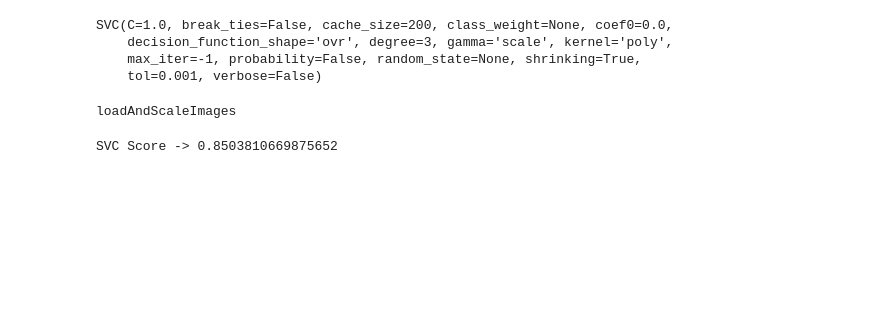
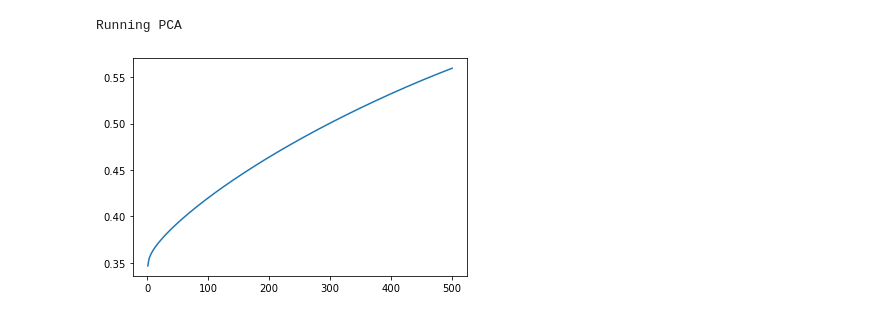
Before and after one commit to lloyda06/cmpe-255, a Jupyter notebook: concrete-project/SVM/SVM_0_1.ipynb, the cells around one changed output. Drawn from its saved outputs; the diff is of its cells as text; code cells hidden in the pictures; blank space fills up the shorter version.

Commit message:
SVM submission

```diff
--- a/concrete-project/SVM/SVM_0_1.ipynb
+++ b/concrete-project/SVM/SVM_0_1.ipynb
@@ -53,12 +35,13 @@ Streaming output truncated to the last 5000 lines.
 # %%
 ### Only run if you re-downloaded the files and need to process them into memory
+data_path = "./DATA_Maguire_20180517_ALL/SDNET2018/"
 cracked_labels = set()
 labels = []
 image_files = []
 structures = ["D", "P", "W"]
 for structure in structures:
     for label in ["U", "C"]:
-        img_folder = structure + "/" + label + structure
+        img_folder = data_path + structure + "/" + label + structure
         for filename in listdir(img_folder):
             if filename.endswith("jpg"):
                 image_file = img_folder + "/" + filename
@@ -68,21 +51,6 @@ for structure in structures:
                 print("bad name -> " + filename)
 # %%
 #Only run to update the train/test split
-X_train_files, X_test_files, y_train, y_test = train_test_split(image_files, labels, test_size=0.4)
+X_train_files, X_test_files, y_train, y_test = train_test_split(image_files, labels, test_size=0.75)
+#to get a smaller test set for submission purposes
+X_validation_files, X_test_files, y_validation_files, y_test = train_test_split(X_test_files, y_test, test_size=0.1)
-# %%
-def loadAndScaleImages(filelist, asGray=True, scaleFactor=0.4):
-  print("loadAndScaleImages")
-  imgdata = []
-  for file in filelist:
-    data = imread(file, as_gray=asGray)
-    data = rescale(data, scaleFactor)
-    imgdata.append(data.flatten())
-  return np.array(imgdata)
-
-def runPCA(X, n_c, plot=False):
-  print("Running PCA")
-  pca = PCA(n_components=n_c)
-  pca.fit(X)
-  if(plot):
-    plt.plot(range(0, len(pca.explained_variance_ratio_)), np.cumsum(pca.explained_variance_ratio_))
-  return pca
@@ -129,25 +200,5 @@ saveData(pca=pca, train=(X_train, y_train))
-# %%
-#start here if loading data and starting with SVM
-#Skip if running through everything
-(pca, X_train, y_train, X_test, y_test) = loadData()
-# %%
-X_train_pca = pca.transform(X_train)
-svc = SVC(kernel='poly')
-svc.fit(X_train_pca, y_train)
-# %% [output]
-SVC(C=1.0, break_ties=False, cache_size=200, class_weight=None, coef0=0.0,
-    decision_function_shape='ovr', degree=3, gamma='scale', kernel='poly',
-    max_iter=-1, probability=False, random_state=None, shrinking=True,
-    tol=0.001, verbose=False)
-# %%
-#Run if not loading saved data but rather loading images from files
-X_test = loadAndScaleImages(X_test_files)
-saveData(test=(X_test, y_test))
-# %% [output]
-loadAndScaleImages
-# %%
-X_test_pca = pca.transform(X_test)
-score = svc.score(X_test_pca, y_test)
-print("SVC Score ->", score)
-# %% [output]
-SVC Score -> 0.8503810669875652
+# %%
+pca = runPCA(X_train, 500, True)
+# %% [output]
+Running PCA
+[figure, added]
```
Also changed, not shown: parts of 15 cells of this notebook, 4 other files.
